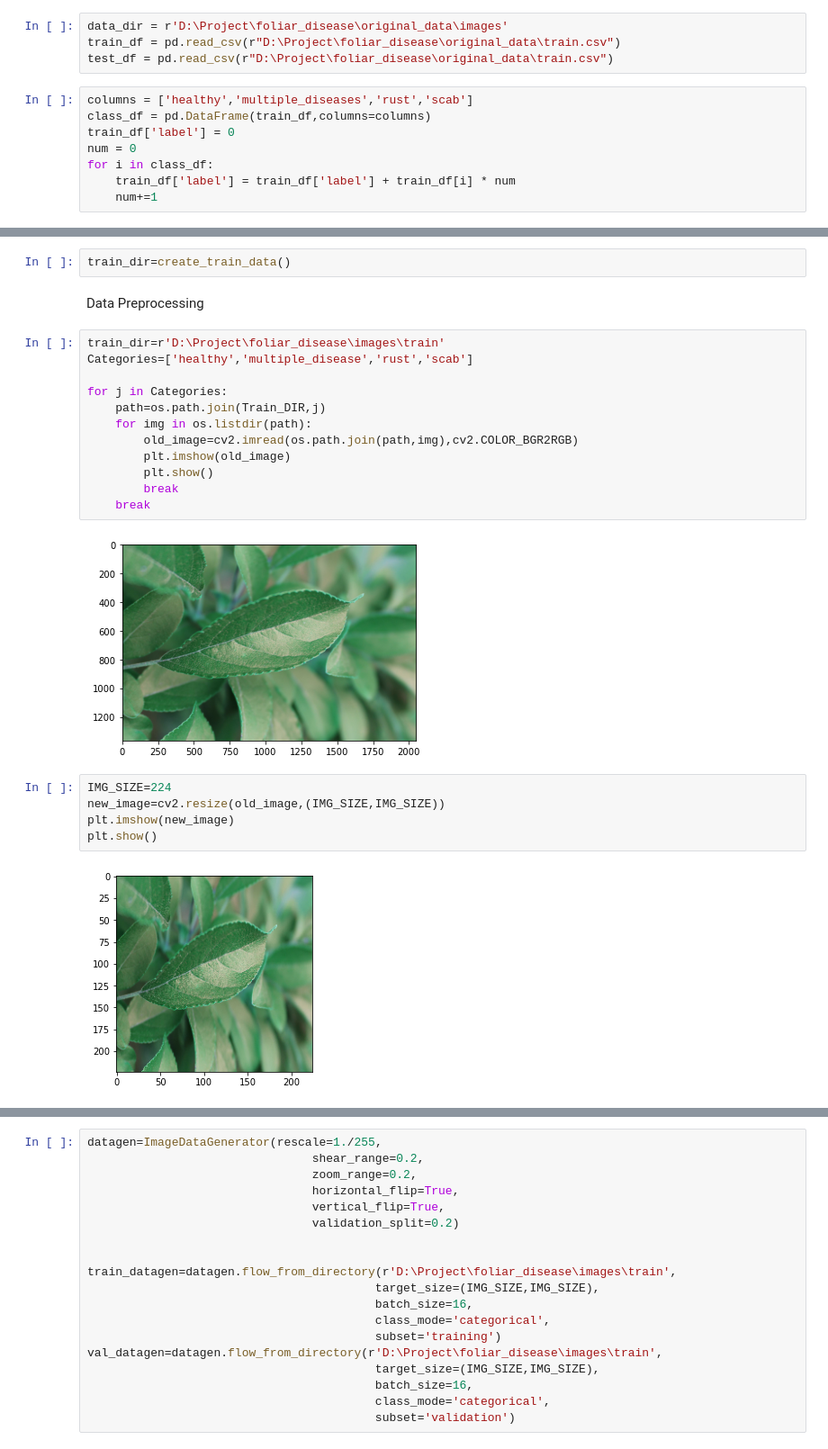
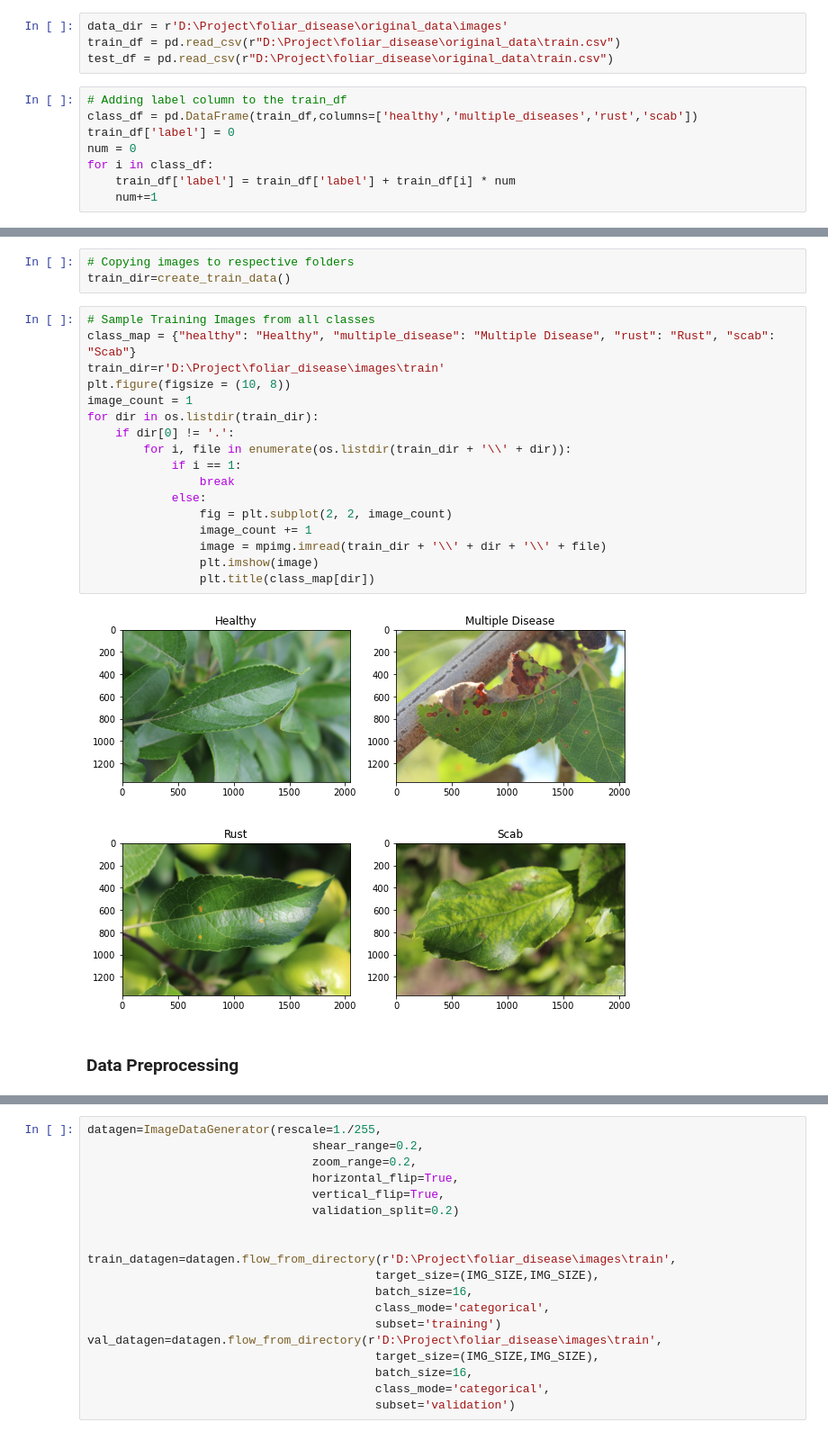
Before and after one commit to krakshak/kaggle-foliar-detection, a Jupyter notebook: foliar_diseases.ipynb, the cells around one changed output, grey strips where cells are left out. Shown at 90% size. Saved outputs shown, nothing was run; the diff lists cells and outputs as text.

```diff
--- a/foliar_diseases.ipynb
+++ b/foliar_diseases.ipynb
@@ -19,8 +27,8 @@ data_dir = r'D:\Project\foliar_disease\original_data\images'
 train_df = pd.read_csv(r"D:\Project\foliar_disease\original_data\train.csv")
 test_df = pd.read_csv(r"D:\Project\foliar_disease\original_data\train.csv")
 # %%
-columns = ['healthy','multiple_diseases','rust','scab']
-class_df = pd.DataFrame(train_df,columns=columns)
+# Adding label column to the train_df
+class_df = pd.DataFrame(train_df,columns=['healthy','multiple_diseases','rust','scab'])
 train_df['label'] = 0
 num = 0
 for i in class_df:
@@ -87,25 +81,24 @@ shutil.os.mkdir(r'D:\Project\foliar_disease\images\test')
 # %%
+# Copying images to respective folders
 train_dir=create_train_data()
+# %%
+# Sample Training Images from all classes
+class_map = {"healthy": "Healthy", "multiple_disease": "Multiple Disease", "rust": "Rust", "scab": "Scab"}
+train_dir=r'D:\Project\foliar_disease\images\train'
+plt.figure(figsize = (10, 8))
+image_count = 1
+for dir in os.listdir(train_dir):
+    if dir[0] != '.':
+        for i, file in enumerate(os.listdir(train_dir + '\\' + dir)):
+            if i == 1:
+                break
+            else:
+                fig = plt.subplot(2, 2, image_count)
+                image_count += 1
+                image = mpimg.imread(train_dir + '\\' + dir + '\\' + file)
+                plt.imshow(image)
+                plt.title(class_map[dir])
+# %% [output]
+[figure, added]
 # %% [markdown]
-Data Preprocessing
+<h3>Data Preprocessing
-# %%
-train_dir=r'D:\Project\foliar_disease\images\train'
-Categories=['healthy','multiple_disease','rust','scab']
-
-for j in Categories:
-    path=os.path.join(Train_DIR,j)
-    for img in os.listdir(path):
-        old_image=cv2.imread(os.path.join(path,img),cv2.COLOR_BGR2RGB)
-        plt.imshow(old_image)
-        plt.show()
-        break
-    break
-# %% [output]
-[figure, removed]
-# %%
-IMG_SIZE=224
-new_image=cv2.resize(old_image,(IMG_SIZE,IMG_SIZE))
-plt.imshow(new_image)
-plt.show()
-# %% [output]
-[figure, removed]
```
Also changed, not shown: parts of 29 cells of this notebook.
